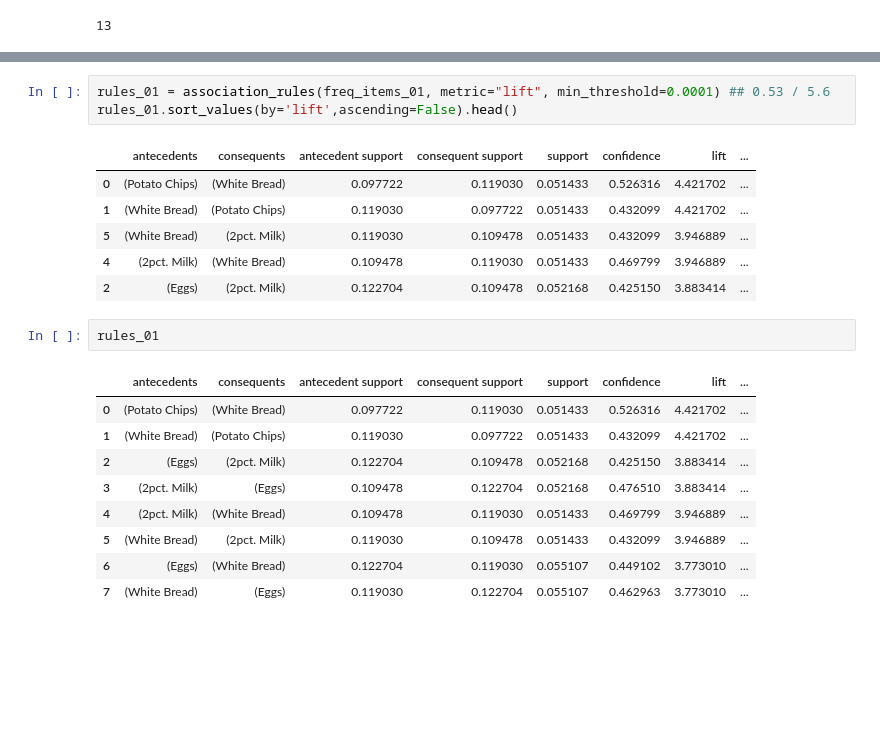
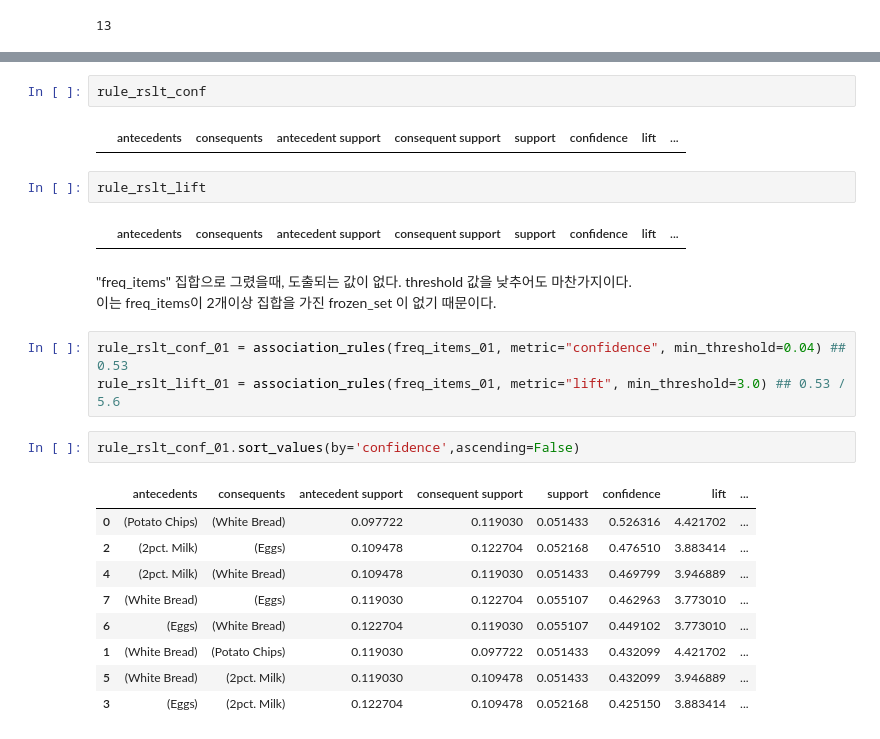
Before and after one commit to cypision/Alchemy-in-MLDL, a Jupyter notebook: ML_Area/Association_Rule.ipynb, the cells around one changed output, grey strips where cells are left out. Drawn from its saved outputs; the diff is of its cells as text; blank space fills up the shorter version.

Commit message:
association_rule more update

```diff
--- a/ML_Area/Association_Rule.ipynb
+++ b/ML_Area/Association_Rule.ipynb
@@ -567,22 +603,26 @@ over lift list
+# %%
+rule_rslt_conf
+# %% [output]
+|  | antecedents | consequents | antecedent support | consequent support | support | confidence | lift | ... |
+# %%
+rule_rslt_lift
+# %% [output]
+|  | antecedents | consequents | antecedent support | consequent support | support | confidence | lift | ... |
+# %% [markdown]
+"freq_items" 집합으로 그렸을때, 도출되는 값이 없다. threshold 값을 낮추어도 마찬가지이다.
+이는 freq_items이 2개이상 집합을 가진 frozen_set 이 없기 때문이다.
 # %%
-rules_01 = association_rules(freq_items_01, metric="lift", min_threshold=0.0001) ## 0.53 / 5.6
-rules_01.sort_values(by='lift',ascending=False).head()
+rule_rslt_conf_01 = association_rules(freq_items_01, metric="confidence", min_threshold=0.04) ## 0.53
+rule_rslt_lift_01 = association_rules(freq_items_01, metric="lift", min_threshold=3.0) ## 0.53 / 5.6
-# %% [output]
-|  | antecedents | consequents | antecedent support | consequent support | support | confidence | lift | ... |
-| 0 | (Potato Chips) | (White Bread) | 0.097722 | 0.119030 | 0.051433 | 0.526316 | 4.421702 | ... |
-| 1 | (White Bread) | (Potato Chips) | 0.119030 | 0.097722 | 0.051433 | 0.432099 | 4.421702 | ... |
-| 5 | (White Bread) | (2pct. Milk) | 0.119030 | 0.109478 | 0.051433 | 0.432099 | 3.946889 | ... |
-| 4 | (2pct. Milk) | (White Bread) | 0.109478 | 0.119030 | 0.051433 | 0.469799 | 3.946889 | ... |
-| 2 | (Eggs) | (2pct. Milk) | 0.122704 | 0.109478 | 0.052168 | 0.425150 | 3.883414 | ... |
-# %%
-rules_01
-# %% [output]
-|  | antecedents | consequents | antecedent support | consequent support | support | confidence | lift | ... |
-| 0 | (Potato Chips) | (White Bread) | 0.097722 | 0.119030 | 0.051433 | 0.526316 | 4.421702 | ... |
-| 1 | (White Bread) | (Potato Chips) | 0.119030 | 0.097722 | 0.051433 | 0.432099 | 4.421702 | ... |
-| 2 | (Eggs) | (2pct. Milk) | 0.122704 | 0.109478 | 0.052168 | 0.425150 | 3.883414 | ... |
-| 3 | (2pct. Milk) | (Eggs) | 0.109478 | 0.122704 | 0.052168 | 0.476510 | 3.883414 | ... |
-| 4 | (2pct. Milk) | (White Bread) | 0.109478 | 0.119030 | 0.051433 | 0.469799 | 3.946889 | ... |
-| 5 | (White Bread) | (2pct. Milk) | 0.119030 | 0.109478 | 0.051433 | 0.432099 | 3.946889 | ... |
-| 6 | (Eggs) | (White Bread) | 0.122704 | 0.119030 | 0.055107 | 0.449102 | 3.773010 | ... |
-| 7 | (White Bread) | (Eggs) | 0.119030 | 0.122704 | 0.055107 | 0.462963 | 3.773010 | ... |
+# %%
+rule_rslt_conf_01.sort_values(by='confidence',ascending=False)
+# %% [output]
+|  | antecedents | consequents | antecedent support | consequent support | support | confidence | lift | ... |
+| 0 | (Potato Chips) | (White Bread) | 0.097722 | 0.119030 | 0.051433 | 0.526316 | 4.421702 | ... |
+| 2 | (2pct. Milk) | (Eggs) | 0.109478 | 0.122704 | 0.052168 | 0.476510 | 3.883414 | ... |
+| 4 | (2pct. Milk) | (White Bread) | 0.109478 | 0.119030 | 0.051433 | 0.469799 | 3.946889 | ... |
+| 7 | (White Bread) | (Eggs) | 0.119030 | 0.122704 | 0.055107 | 0.462963 | 3.773010 | ... |
+| 6 | (Eggs) | (White Bread) | 0.122704 | 0.119030 | 0.055107 | 0.449102 | 3.773010 | ... |
+| 1 | (White Bread) | (Potato Chips) | 0.119030 | 0.097722 | 0.051433 | 0.432099 | 4.421702 | ... |
+| 5 | (White Bread) | (2pct. Milk) | 0.119030 | 0.109478 | 0.051433 | 0.432099 | 3.946889 | ... |
+| 3 | (Eggs) | (2pct. Milk) | 0.122704 | 0.109478 | 0.052168 | 0.425150 | 3.883414 | ... |
```
Also changed, not shown: parts of 14 cells of this notebook.
